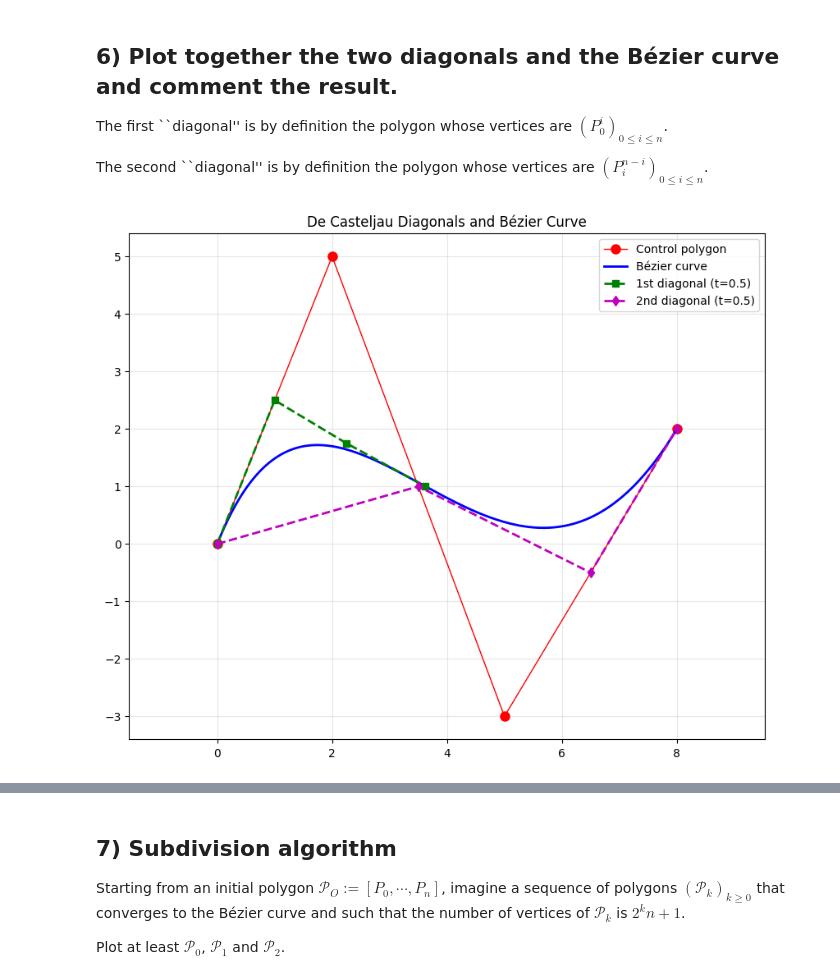
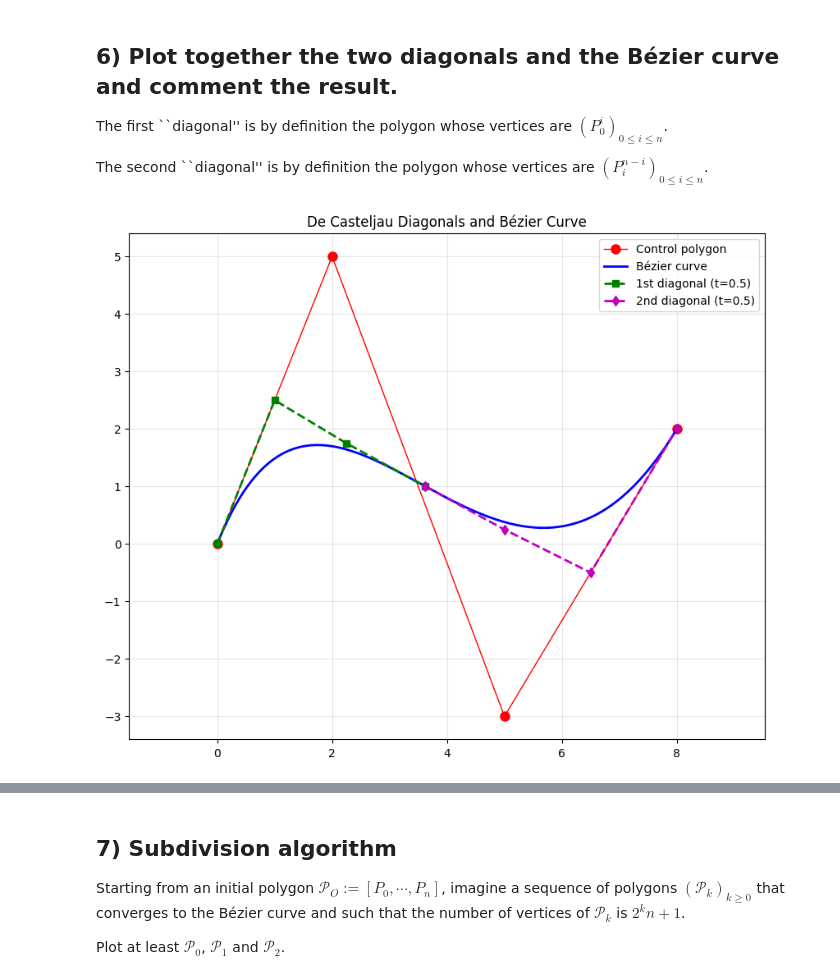
Before and after one commit to Malik-Hacini/M1AM, a Jupyter notebook: GM/TP4.ipynb, the cells around one changed output, grey strips where cells are left out. Drawn from its saved outputs; the diff is of its cells as text; code cells hidden in the pictures.

```diff
--- a/GM/TP4.ipynb
+++ b/GM/TP4.ipynb
@@ -159,21 +111,7 @@ $\quad \quad$ P_i^j = (1-t) P_i^{j-1} + t P_{i+1}^{j-1}
 Return P_0^n.
 # %%
 def DeCasteljau(Polygon, t):
-    """
-    Compute a point on the Bézier curve using De Casteljau's algorithm.
 
-    Parameters:
-    -----------
-    Polygon : ndarray of shape (d, n+1)
-        Control points where d is the dimension and n+1 is the number of points
-    t : float or array_like
-        Parameter value(s) in [0,1]
-
-    Returns:
-    --------
-    Point : ndarray
-        Point(s) on the Bézier curve at parameter t
-    """
     t = np.asarray(t)
     is_scalar = t.ndim == 0
     if is_scalar:
@@ -182,20 +120,15 @@ def DeCasteljau(Polygon, t):
     n = Polygon.shape[1] - 1  # degree
     d = Polygon.shape[0]      # dimension
 
-    # If t is an array, compute for all values
     result = np.zeros((d, len(t)))
 
     for idx, t_val in enumerate(t):
-        # Initialize: P_i^0 = P_i (make a working copy as float)
         P = Polygon.astype(float).copy()
 
-        # Iterate through levels j=1 to n
         for j in range(1, n + 1):
-            # For each level, compute P_i^j for i=0 to n-j
             for i in range(n - j + 1):
                 P[:, i] = (1 - t_val) * P[:, i] + t_val * P[:, i + 1]
 
-        # Return P_0^n (the first column after all iterations)
         result[:, idx] = P[:, 0]
 
     if is_scalar:
@@ -289,69 +206,52 @@ The first ``diagonal'' is by definition the polygon whose vertices are $(P_0^i)_
 The second ``diagonal'' is by definition the polygon whose vertices are $(P_i^{n-i})_{0\leq i \leq n}$.
 # %%
 def DeCasteljauDiagonals(Polygon, t):
-    """
-    Compute the two diagonals of De Casteljau's algorithm.
 
-    Parameters:
-    -----------
-    Polygon : ndarray of shape (d, n+1)
-        Control points
-    t : float
-        Parameter value in [0,1]
-
-    Returns:
-    --------
-    diag1 : ndarray of shape (d, n+1)
-        First diagonal: P_0^i for i=0 to n
-    diag2 : ndarray of shape (d, n+1)
-        Second diagonal: P_i^(n-i) for i=0 to n
-    """
     n = Polygon.shape[1] - 1
     d = Polygon.shape[0]
 
     diag1 = np.zeros((d, n + 1))
     diag2 = np.zeros((d, n + 1))
 
-    # Initialize
+    levels = [Polygon.astype(float).copy()]
+
+    diag1[:, 0] = levels[0][:, 0]
+
     P = Polygon.astype(float).copy()
-    diag1[:, 0] = P[:, 0]
-    diag2[:, 0] = P[:, 0]
-
-    # De Casteljau iterations, storing diagonals
     for j in range(1, n + 1):
         for i in range(n - j + 1):
             P[:, i] = (1 - t) * P[:, i] + t * P[:, i + 1]
+        levels.append(P[:, :n - j + 1].copy())
         diag1[:, j] = P[:, 0]
-        diag2[:, j] = P[:, j]
+
+    for i in range(n + 1):
+        level_index = n - i
+        diag2[:, i] = levels[level_index][:, i]
 
     return diag1, diag2
 
 
-# Question 6: Plot diagonals and Bézier curve
 Poly = np.array([[0, 2, 5, 8],
                  [0, 5, -3, 2]])
 t_param = 0.5
 
-# Compute diagonals
 diag1, diag2 = DeCasteljauDiagonals(Poly, t_param)
 
-# Compute Bézier curve
 t_values = np.linspace(0, 1, 500)
 curve = DeCasteljau(Poly, t_values)
 
-# Plot
 fig, ax = plt.subplots(1, 1, figsize=(10, 8))
 ax.plot(Poly[0, :], Poly[1, :], 'or-', label='Control polygon', linewidth=1, markersize=8)
 ax.plot(curve[0, :], curve[1, :], 'b-', linewidth=2, label='Bézier curve')
 ax.plot(diag1[0, :], diag1[1, :], 'gs--', linewidth=2, markersize=6, label=f'1st diagonal (t={t_param})')
 ax.plot(diag2[0, :], diag2[1, :], 'md--', linewidth=2, markersize=6, label=f'2nd diagonal (t={t_param})')
 
 ax.set_xlim((-2, 10))
 ax.set_ylim((-5, 7))
 ax.grid(True, alpha=0.3)
 ax.set_title('De Casteljau Diagonals and Bézier Curve')
 ax.legend()
 ax.axis('equal')
 plt.show()
 # %% [output]
-[figure, old version]
+[figure, new version]
```
Also changed, not shown: parts of 15 cells of this notebook, 6 other files.
